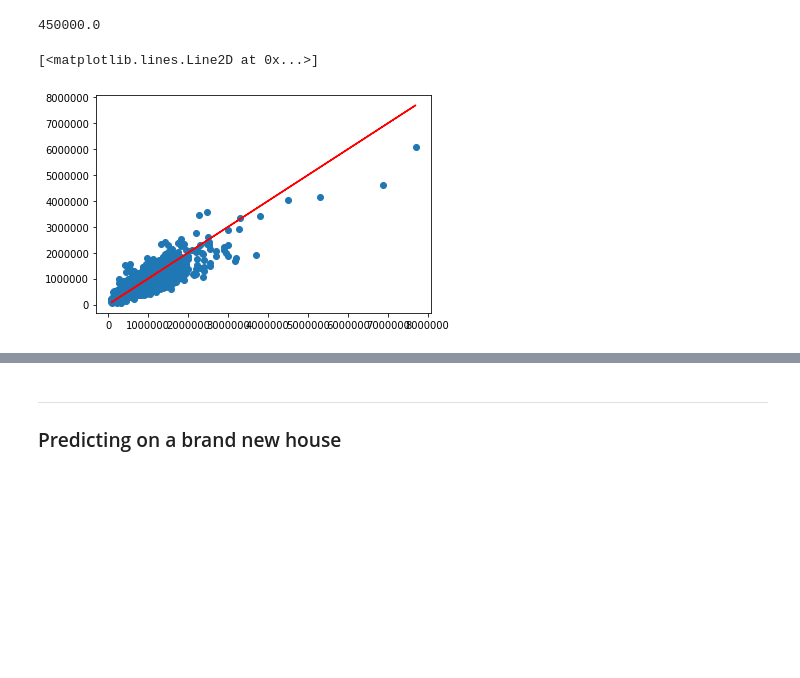
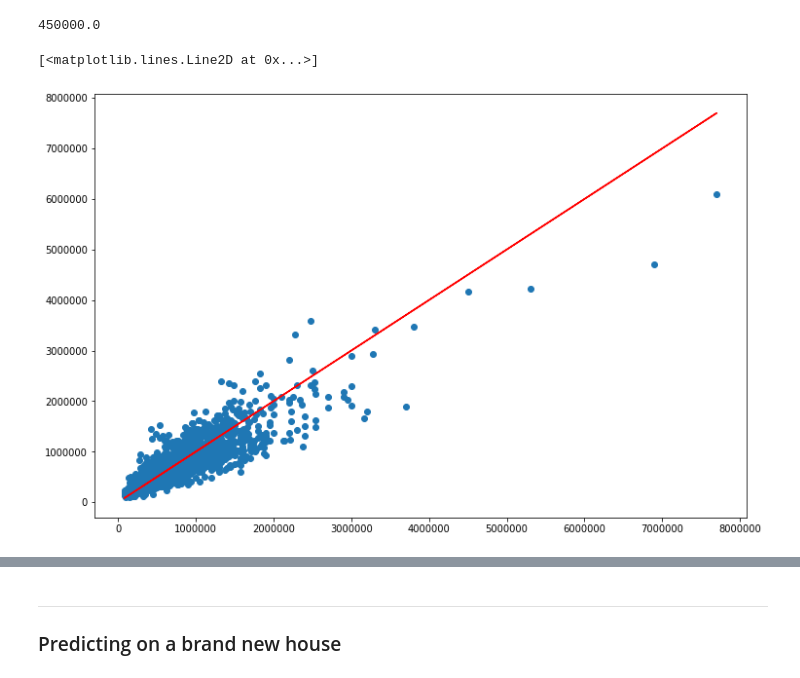
Before and after one commit to desam47/Tensorflow-for-deep-learning, a Jupyter notebook: ANN/01-Keras-Regression.ipynb, the cells around one changed output, grey strips where cells are left out. Saved outputs shown, nothing was run; the diff lists cells and outputs as text; code cells hidden in the pictures; blank space fills up the shorter version.

```diff
--- a/ANN/01-Keras-Regression.ipynb
+++ b/ANN/01-Keras-Regression.ipynb
@@ -390,8 +391,8 @@ Name: sqft_basement, Length: 306, dtype: int64
 # %% [markdown]
 ## Scaling and Train Test Split
 # %%
-X = df.drop('price',axis=1)
-y = df['price']
+X = df.drop('price',axis=1).values
+y = df['price'].values
 # %%
 from sklearn.model_selection import train_test_split
 # %%
@@ -433,8 +434,8 @@ model.compile(optimizer='adam',loss='mse')
 # %% [markdown]
 ## Training the Model
 # %%
-model.fit(x=X_train,y=y_train.values,
-          validation_data=(X_test,y_test.values),
+model.fit(x=X_train,y=y_train,
+          validation_data=(X_test,y_test),
           batch_size=128,epochs=400)
 # %% [output]
 Train on 15117 samples, validate on 6480 samples
@@ -509,12 +538,13 @@ df['price'].median()
 # %% [output]
 450000.0
 # %%
+plt.figure(figsize=(12,8))
 # Our predictions
 plt.scatter(y_test,predictions)
 
 # Perfect predictions
 plt.plot(y_test,y_test,'r')
 # %% [output]
 [<matplotlib.lines.Line2D at 0x...>]
-[figure, old version]
+[figure, new version]
 # %%
```
Also changed, not shown: parts of 14 cells of this notebook.
